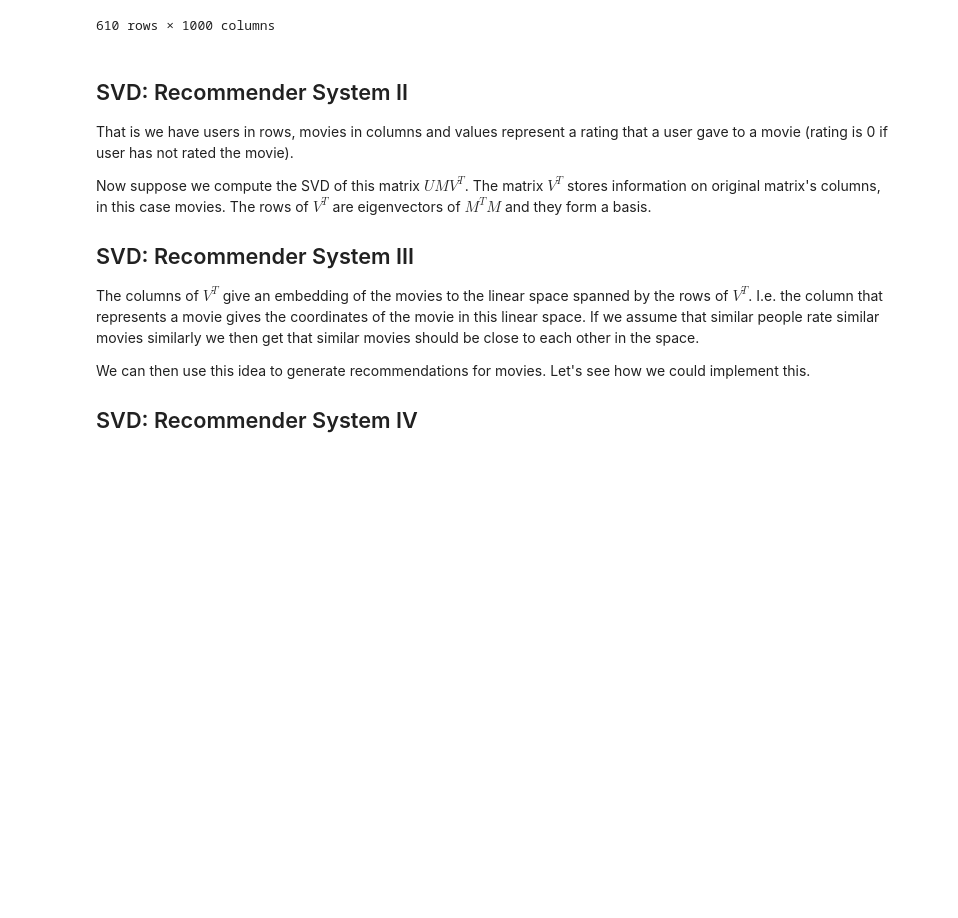
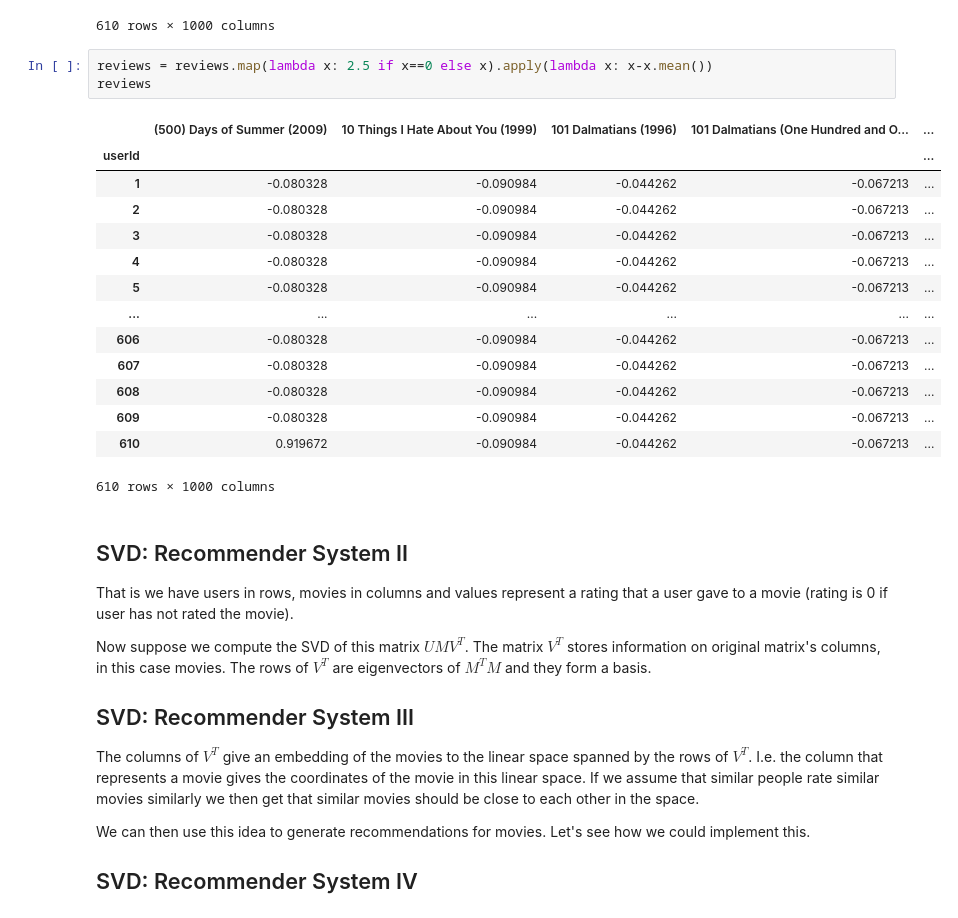
Before and after one commit to jputrius/ml_intro, a Jupyter notebook: chapters/XX_applications_of_linear_algebra.ipynb, the cells around one changed output. Drawn from its saved outputs; the diff is of its cells as text; blank space fills up the shorter version.

```diff
--- a/chapters/01_applications_of_linear_algebra.ipynb
+++ b/chapters/XX_applications_of_linear_algebra.ipynb
@@ -275,6 +275,24 @@ reviews
 | 609 | 0.0 | 0.0 | 0.0 | 0.0 | ... |
 | 610 | 3.5 | 0.0 | 0.0 | 0.0 | ... |
 610 rows × 1000 columns
+# %%
+reviews = reviews.map(lambda x: 2.5 if x==0 else x).apply(lambda x: x-x.mean())
+reviews
+# %% [output]
+|  | (500) Days of Summer (2009) | 10 Things I Hate About You (1999) | 101 Dalmatians (1996) | 101 Dalmatians (One Hundred and O... | ... |
+| userId |  |  |  |  | ... |
+| 1 | -0.080328 | -0.090984 | -0.044262 | -0.067213 | ... |
+| 2 | -0.080328 | -0.090984 | -0.044262 | -0.067213 | ... |
+| 3 | -0.080328 | -0.090984 | -0.044262 | -0.067213 | ... |
+| 4 | -0.080328 | -0.090984 | -0.044262 | -0.067213 | ... |
+| 5 | -0.080328 | -0.090984 | -0.044262 | -0.067213 | ... |
+| ... | ... | ... | ... | ... | ... |
+| 606 | -0.080328 | -0.090984 | -0.044262 | -0.067213 | ... |
+| 607 | -0.080328 | -0.090984 | -0.044262 | -0.067213 | ... |
+| 608 | -0.080328 | -0.090984 | -0.044262 | -0.067213 | ... |
+| 609 | -0.080328 | -0.090984 | -0.044262 | -0.067213 | ... |
+| 610 | 0.919672 | -0.090984 | -0.044262 | -0.067213 | ... |
+610 rows × 1000 columns
 # %% [markdown]
 ## SVD: Recommender System II
 
```
Also changed, not shown: parts of 1 cell of this notebook, 13 other files.
